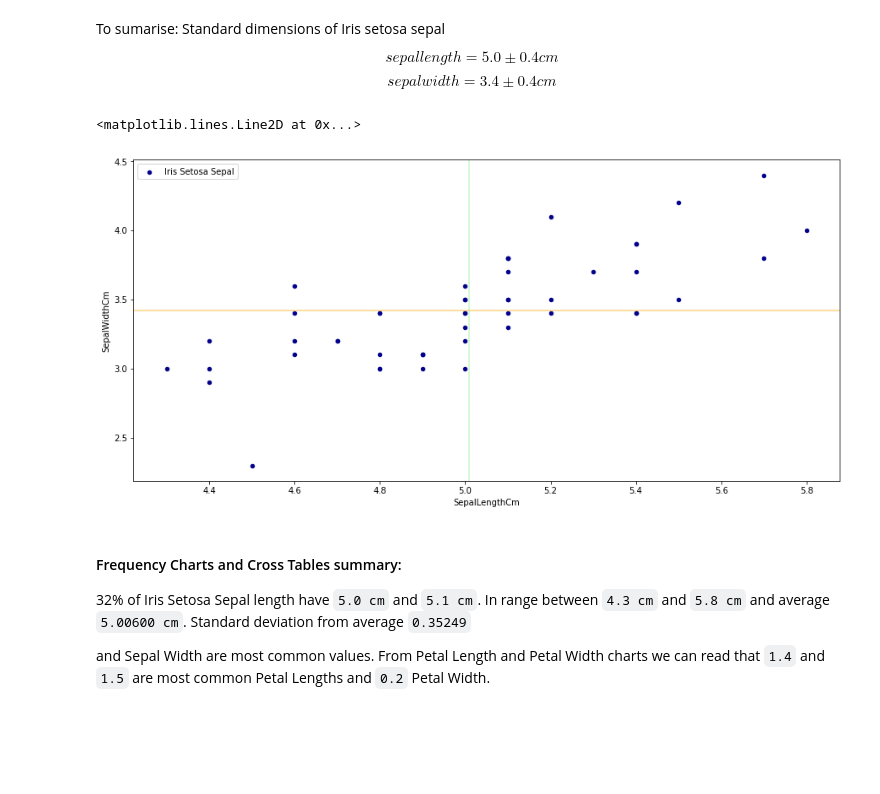
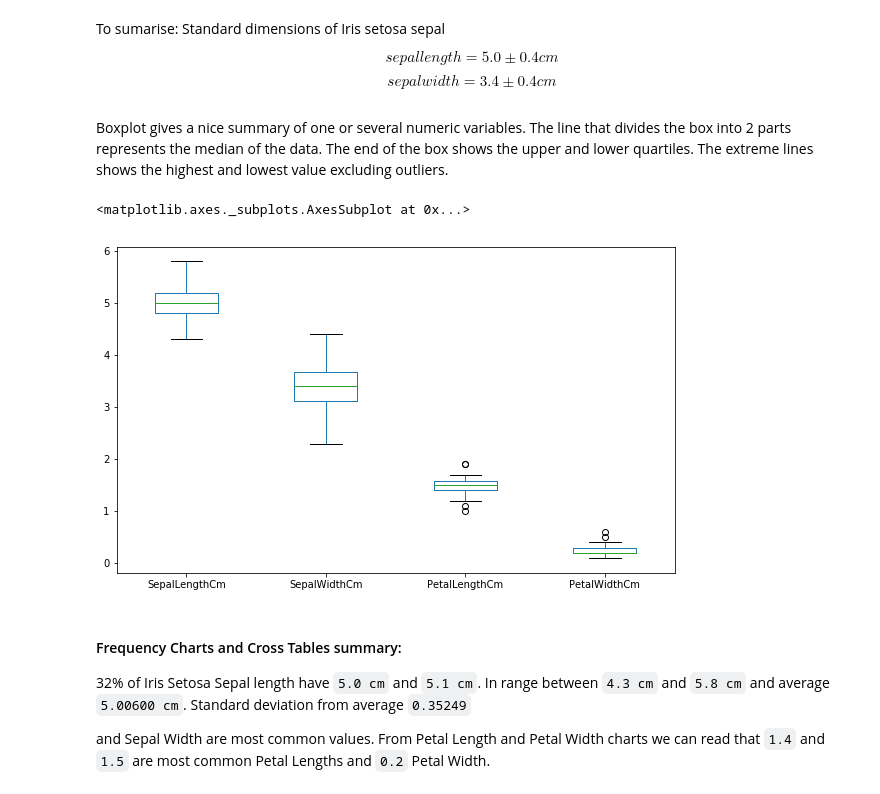
Before and after one commit to Slawak1/pands-project, a Jupyter notebook: IrisProject2019.ipynb, the cells around one changed output. Cells and saved outputs as stored; diff of their text form; code cells hidden in the pictures; blank space fills up the shorter version.

```diff
--- a/IrisProject2019.ipynb
+++ b/IrisProject2019.ipynb
@@ -319,13 +344,13 @@ Standard dimensions of Iris setosa sepal
 
 $$sepal length  = 5.0 \pm 0.4 cm $$
 $$sepal width  = 3.4 \pm 0.4 cm$$
-# %%
-dfSetosa.plot(kind='scatter',  x='SepalLengthCm', y='SepalWidthCm', color='DarkBlue', label='Iris Setosa Sepal',figsize=(15,7), zorder=1)
-plt.axvline(5.01, color="lightgreen", linestyle="-", alpha=0.5)
-plt.axhline(3.42,color = 'orange', linestyle="-", alpha=0.5)
-# %% [output]
-<matplotlib.lines.Line2D at 0x...>
-[figure, removed]
+# %% [markdown]
+Boxplot gives a nice summary of one or several numeric variables. The line that divides the box into 2 parts represents the median of the data. The end of the box shows the upper and lower quartiles. The extreme lines shows the highest and lowest value excluding outliers.
+# %%
+dfSetosa.plot(kind='box', figsize=(10,6))
+# %% [output]
+<matplotlib.axes._subplots.AxesSubplot at 0x...>
+[figure, added]
 # %% [markdown]
 #### Frequency Charts and Cross Tables summary:
 
```
Also changed, not shown: parts of 2 cells of this notebook.
